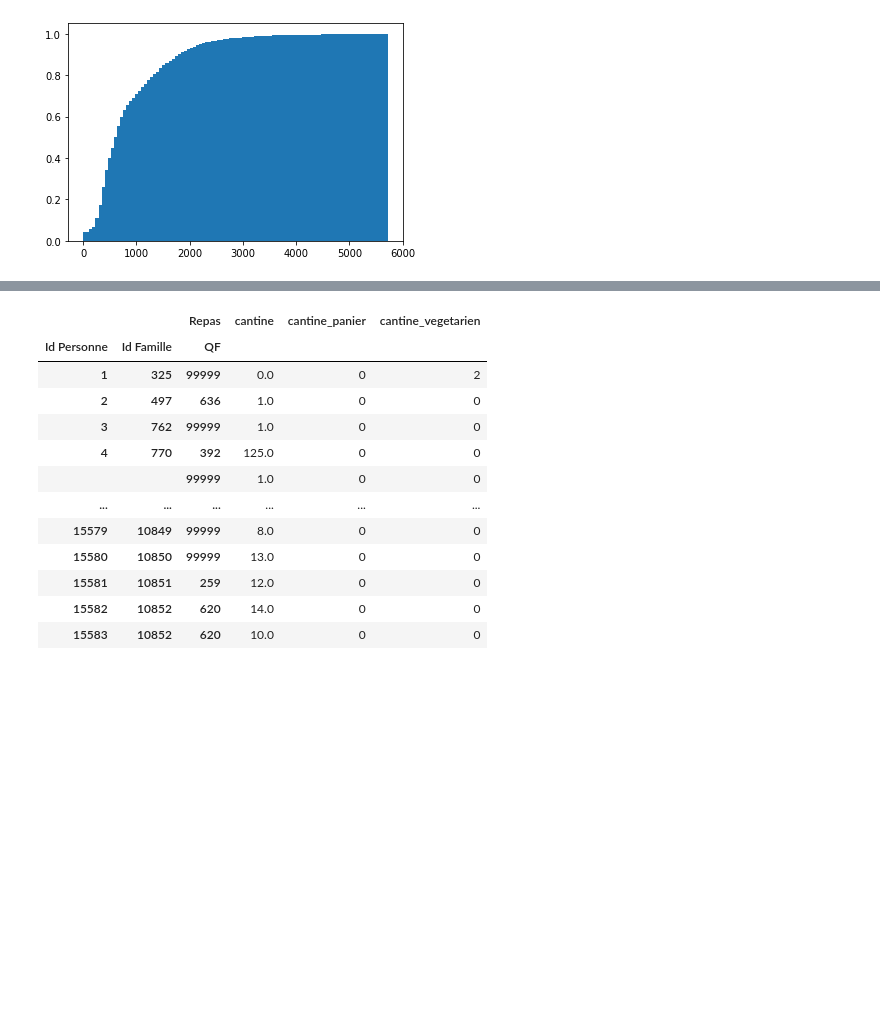
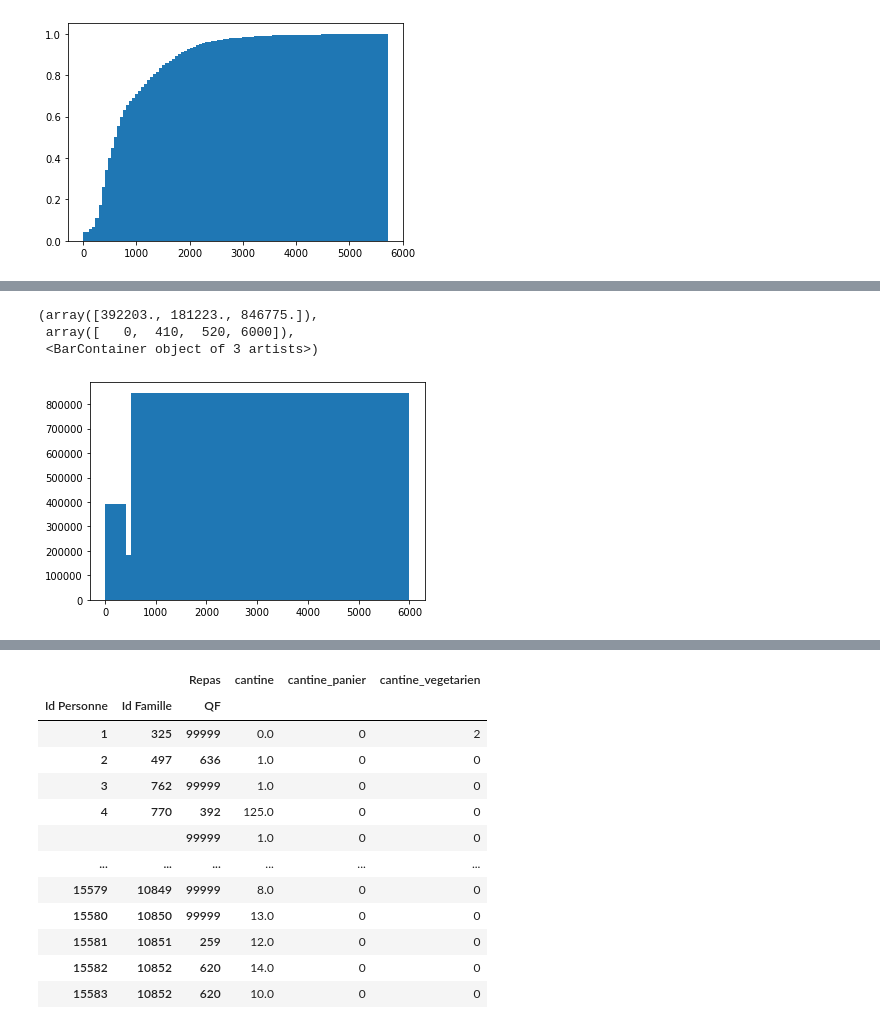
Before and after one commit to guillett/experimentation-strasbourg, a Jupyter notebook: Analyse des données brutes.ipynb, the cells around one changed output, grey strips where cells are left out. Saved outputs shown, nothing was run; the diff lists cells and outputs as text; code cells hidden in the pictures; blank space fills up the shorter version.

```diff
--- a/Analyse des données brutes.ipynb
+++ b/Analyse des données brutes.ipynb
@@ -217,0 +255,7 @@ plt.hist(df.QF[df.QF< 6000], density=True, bins=100, cumulative=True, weights=df
+# %%
+plt.hist(df.QF[df.QF< 6000], bins=[0, 410, 520, 6000], weights=df.Nombre[df.QF< 6000])
+# %% [output]
+(array([392203., 181223., 846775.]),
+ array([   0,  410,  520, 6000]),
+ <BarContainer object of 3 artists>)
+[figure, added]
```
Also changed, not shown: parts of 32 cells of this notebook.
